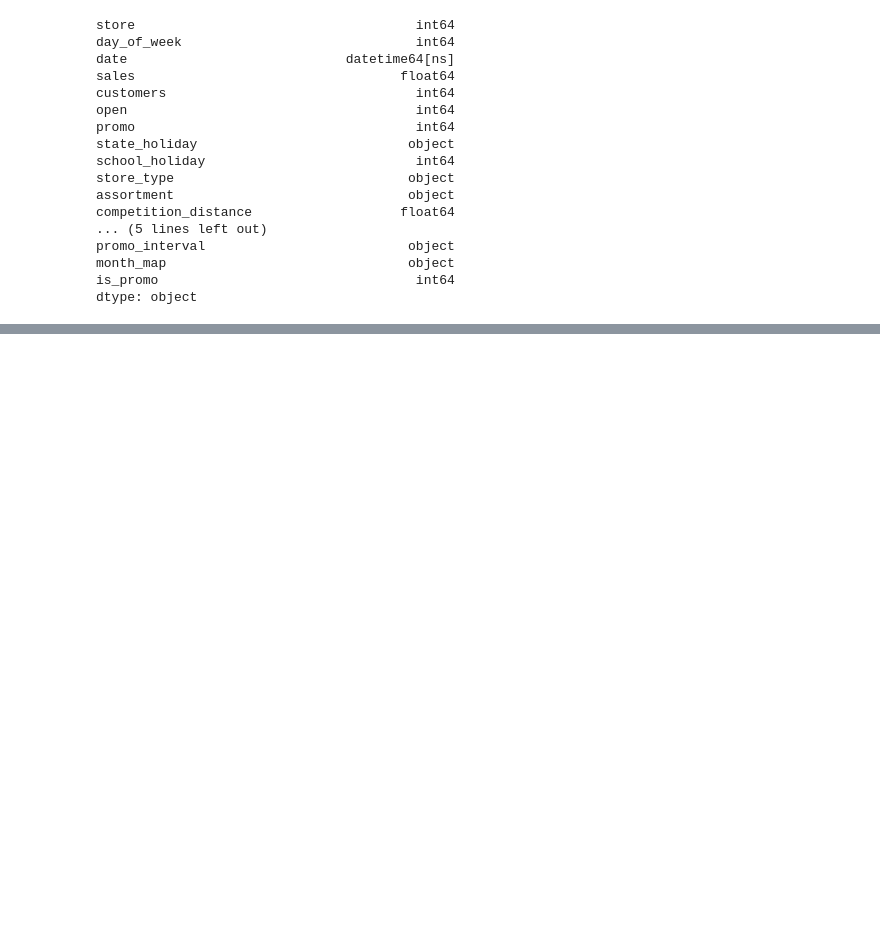
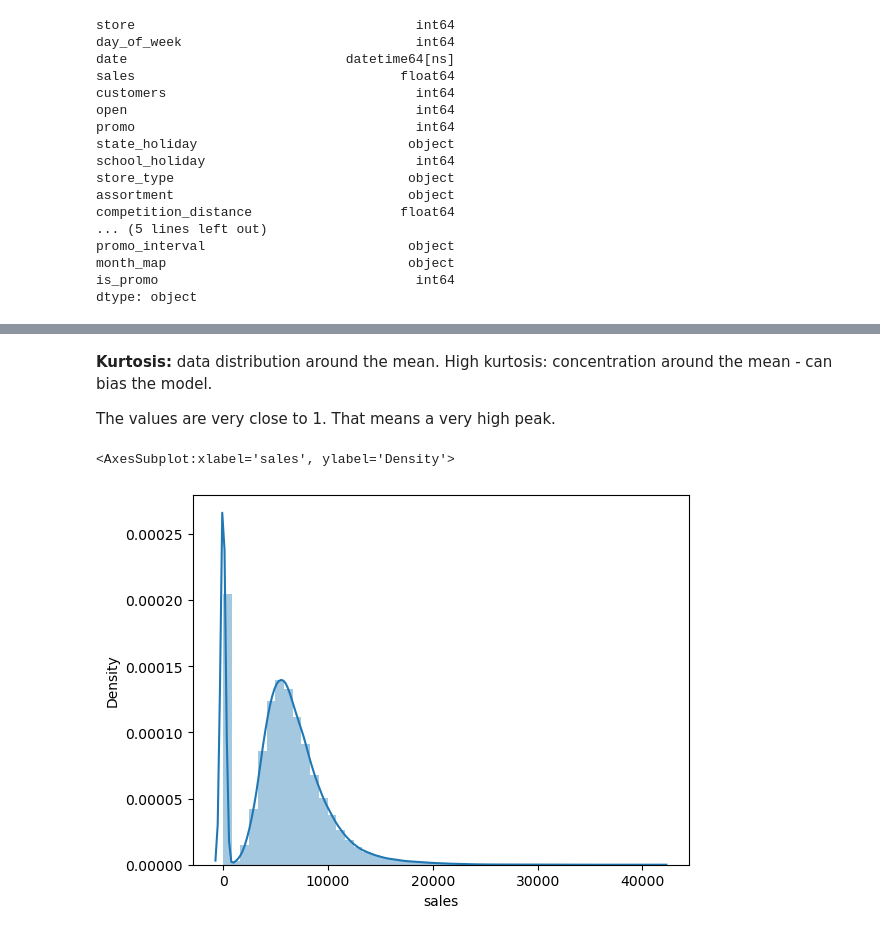
Before and after one commit to lucasquemelli/Rossman_Store_Sales, a Jupyter notebook: rossmann_store_sales.ipynb, the cells around one changed output, grey strips where cells are left out. Drawn from its saved outputs; the diff is of its cells as text; code cells hidden in the pictures; blank space fills up the shorter version.

```diff
--- a/rossmann_store_sales.ipynb
+++ b/rossmann_store_sales.ipynb
@@ -439,0 +517,9 @@ df1.sample(3)
+# %% [markdown]
+**Kurtosis:** data distribution around the mean. High kurtosis: concentration around the mean - can bias the model.
+
+The values are very close to 1. That means a very high peak.
+# %%
+sns.distplot(df1["sales"])
+# %% [output]
+<AxesSubplot:xlabel='sales', ylabel='Density'>
+[figure, added]
```
Also changed, not shown: parts of 13 cells of this notebook.
